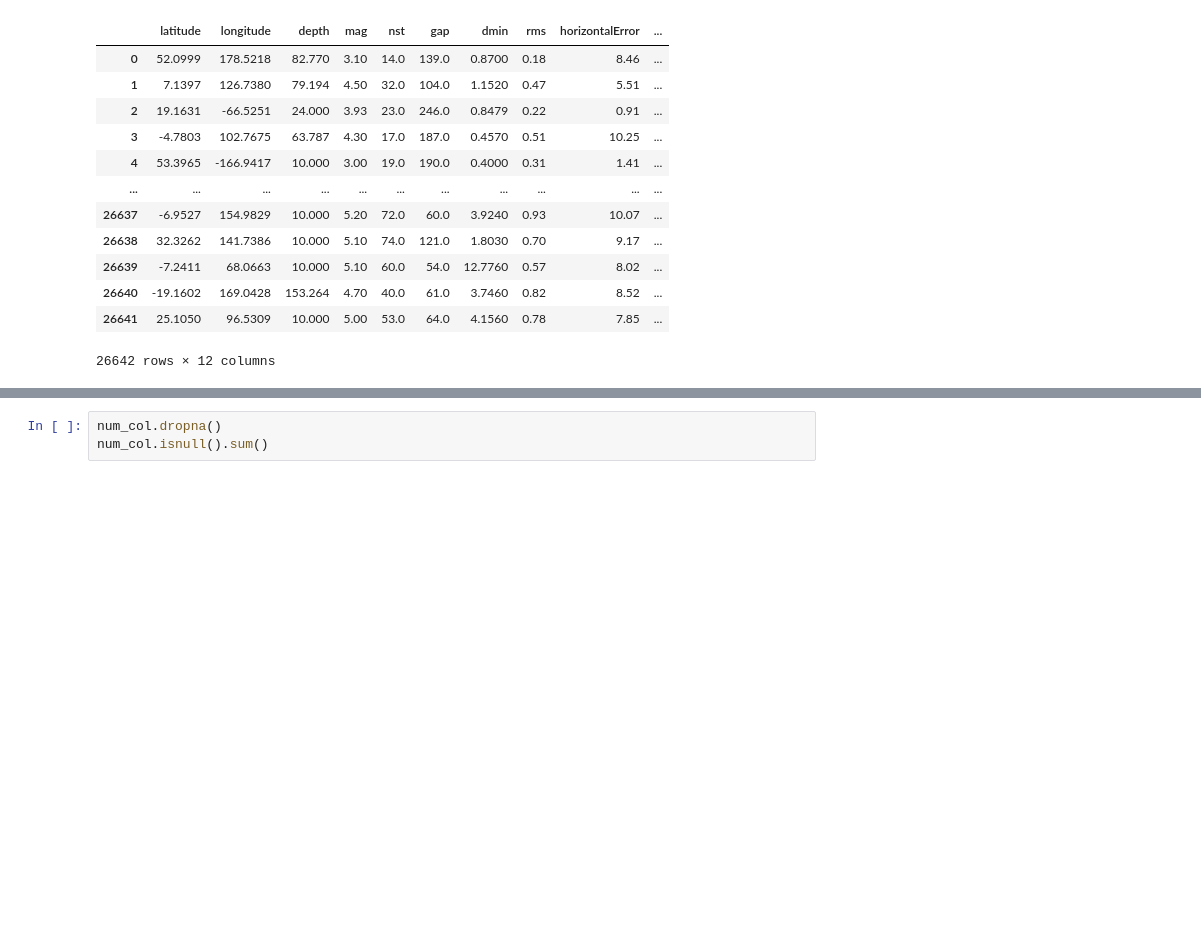
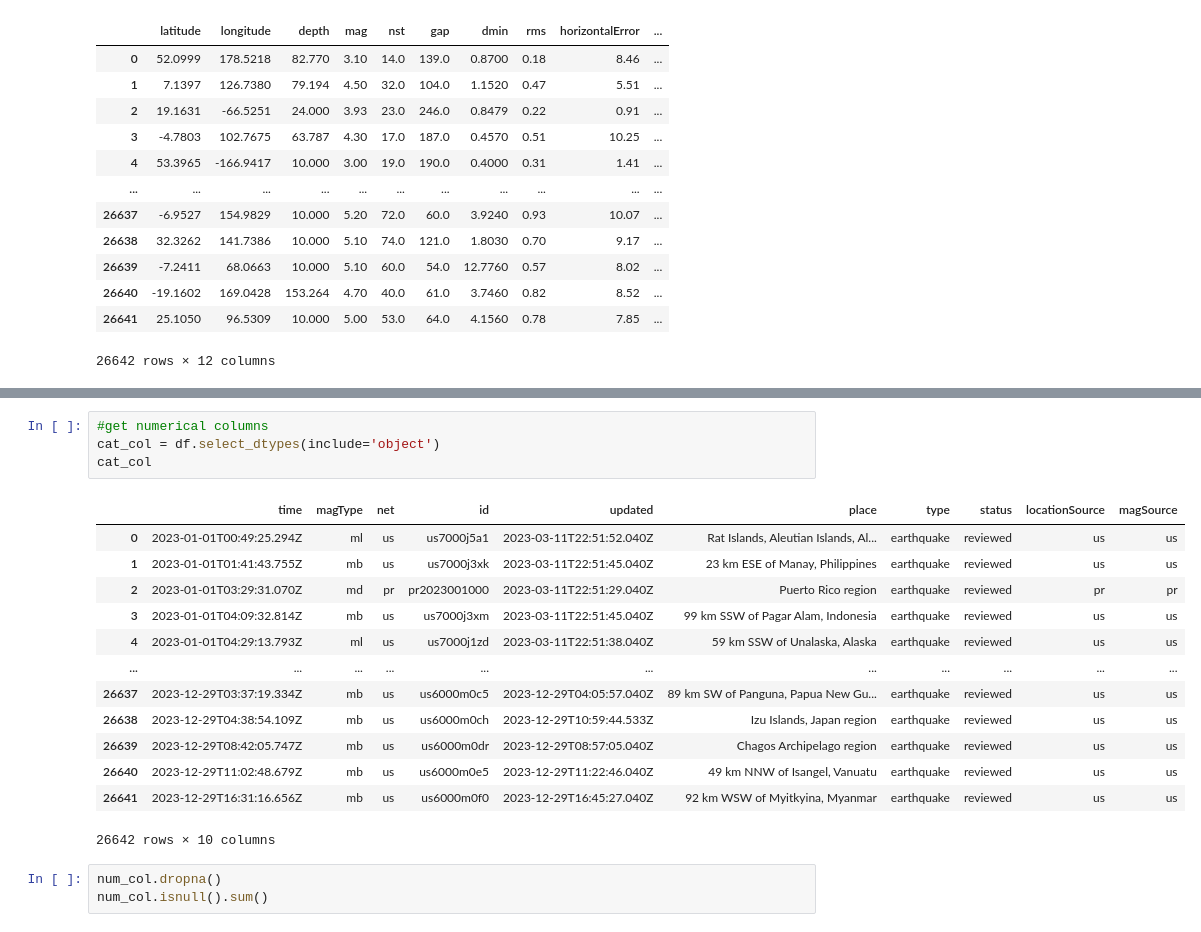
Before and after one commit to waiee/Earthquake_Prediction, a Jupyter notebook: preprocess.ipynb, the cells around one changed output, grey strips where cells are left out. Saved outputs shown, nothing was run; the diff lists cells and outputs as text; blank space fills up the shorter version.

```diff
--- a/preprocess.ipynb
+++ b/preprocess.ipynb
@@ -54,3 +74,21 @@ num_col
+# %%
+#get numerical columns
+cat_col = df.select_dtypes(include='object')
+cat_col
+# %% [output]
+|  | time | magType | net | id | updated | place | type | status | locationSource | magSource |
+| 0 | 2023-01-01T00:49:25.294Z | ml | us | us7000j5a1 | 2023-03-11T22:51:52.040Z | Rat Islands, Aleutian Islands, Al... | earthquake | reviewed | us | us |
+| 1 | 2023-01-01T01:41:43.755Z | mb | us | us7000j3xk | 2023-03-11T22:51:45.040Z | 23 km ESE of Manay, Philippines | earthquake | reviewed | us | us |
+| 2 | 2023-01-01T03:29:31.070Z | md | pr | pr2023001000 | 2023-03-11T22:51:29.040Z | Puerto Rico region | earthquake | reviewed | pr | pr |
+| 3 | 2023-01-01T04:09:32.814Z | mb | us | us7000j3xm | 2023-03-11T22:51:45.040Z | 99 km SSW of Pagar Alam, Indonesia | earthquake | reviewed | us | us |
+| 4 | 2023-01-01T04:29:13.793Z | ml | us | us7000j1zd | 2023-03-11T22:51:38.040Z | 59 km SSW of Unalaska, Alaska | earthquake | reviewed | us | us |
+| ... | ... | ... | ... | ... | ... | ... | ... | ... | ... | ... |
+| 26637 | 2023-12-29T03:37:19.334Z | mb | us | us6000m0c5 | 2023-12-29T04:05:57.040Z | 89 km SW of Panguna, Papua New Gu... | earthquake | reviewed | us | us |
+| 26638 | 2023-12-29T04:38:54.109Z | mb | us | us6000m0ch | 2023-12-29T10:59:44.533Z | Izu Islands, Japan region | earthquake | reviewed | us | us |
+| 26639 | 2023-12-29T08:42:05.747Z | mb | us | us6000m0dr | 2023-12-29T08:57:05.040Z | Chagos Archipelago region | earthquake | reviewed | us | us |
+| 26640 | 2023-12-29T11:02:48.679Z | mb | us | us6000m0e5 | 2023-12-29T11:22:46.040Z | 49 km NNW of Isangel, Vanuatu | earthquake | reviewed | us | us |
+| 26641 | 2023-12-29T16:31:16.656Z | mb | us | us6000m0f0 | 2023-12-29T16:45:27.040Z | 92 km WSW of Myitkyina, Myanmar | earthquake | reviewed | us | us |
+26642 rows × 10 columns
 # %%
 num_col.dropna()
 num_col.isnull().sum()
```
Also changed, not shown: parts of 1 cell of this notebook.
